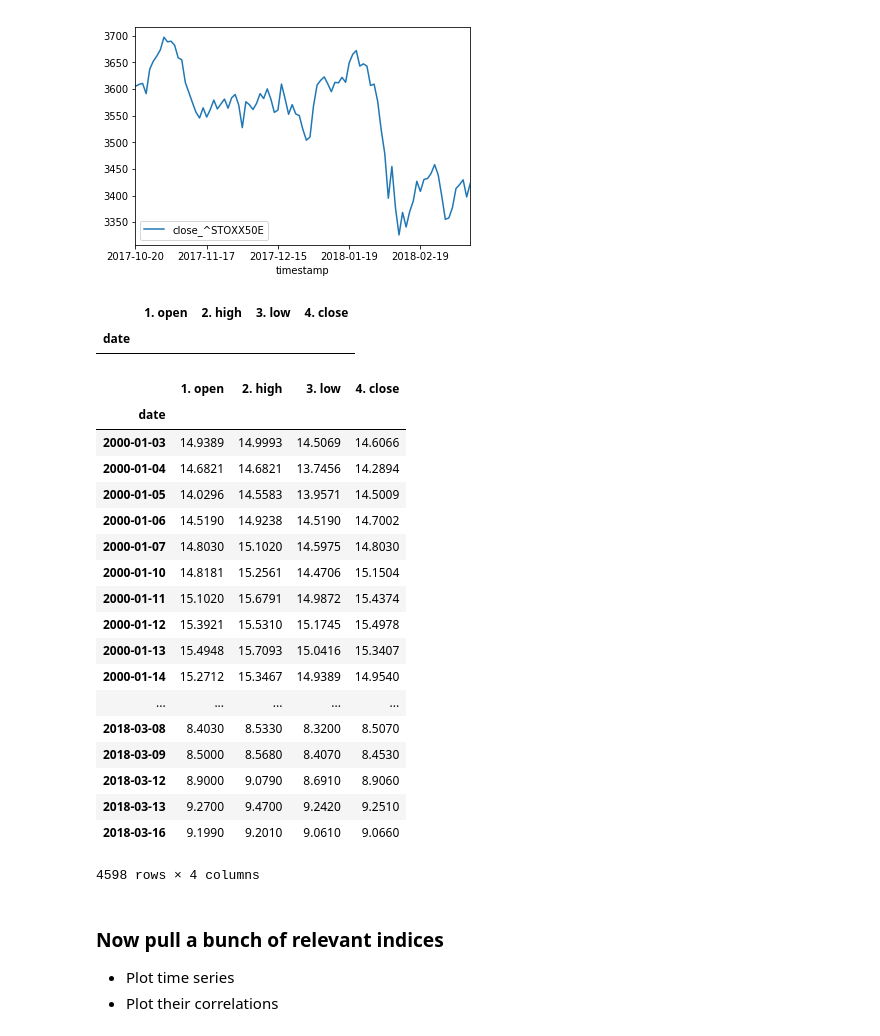
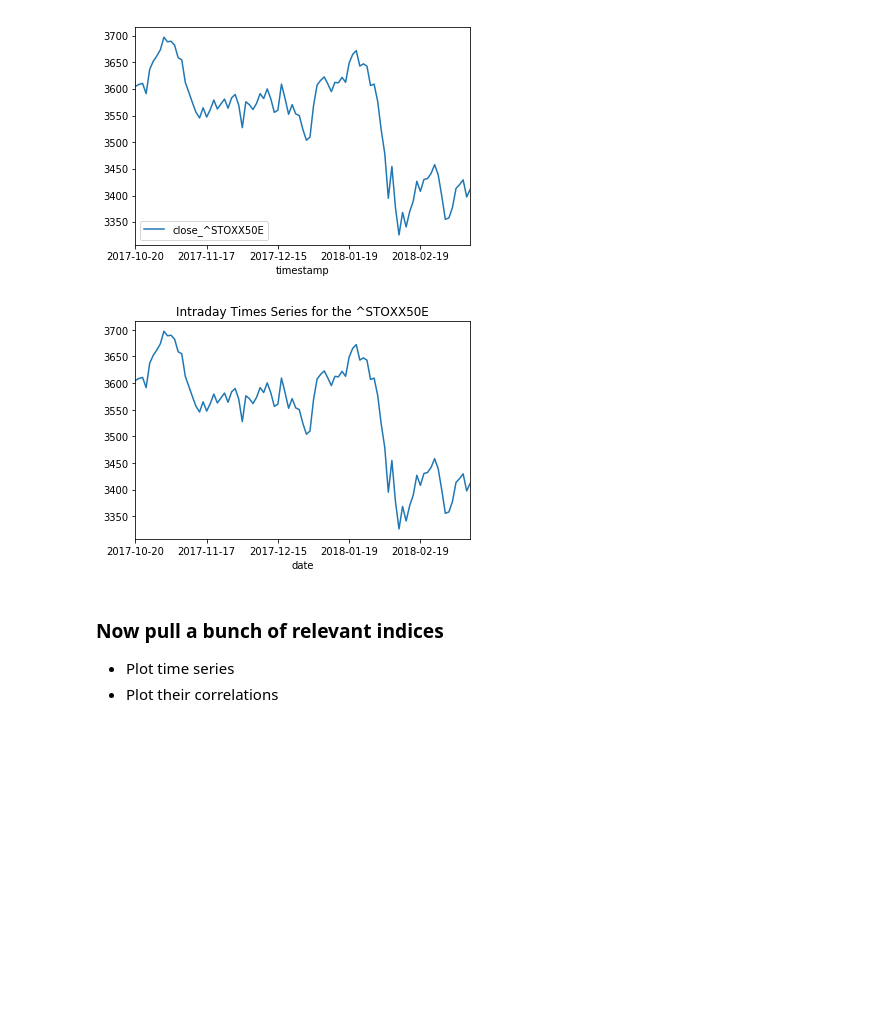
Before and after one commit to chasenberg/financial_analysis, a Jupyter notebook: notebooks/alpha_vantage_testing.ipynb, the cells around one changed output. Drawn from its saved outputs; the diff is of its cells as text; code cells hidden in the pictures; blank space fills up the shorter version.

```diff
--- a/notebooks/alpha_vantage_testing.ipynb
+++ b/notebooks/alpha_vantage_testing.ipynb
@@ -48,39 +48,14 @@ import matplotlib.pyplot as plt
 ts = TimeSeries(key=api_key, output_format='pandas')
 data, meta_data = ts.get_daily(symbol=symbol, outputsize='compact')
 # %%
-test = test.drop(test.columns[4], axis=1)
-#test = data.drop(data.loc[(data==0).any(axis=1)].index)
+test = data.drop(data.columns[4], axis=1)
+test = test.drop(test.loc[(test==0).any(axis=1)].index)
-# %%
-test
-# %% [output]
-|  | 1. open | 2. high | 3. low | 4. close |
-| date |  |  |  |  |
 # %%
 test['4. close'].plot()
-plt.title('Intraday Times Series for the MSFT stock (1 min)')
+plt.title('Intraday Times Series for the '+ symbol)
 plt.show()
+# %% [output]
+[figure, added]
-# %%
-test.drop(test.columns[4], axis=1)
-# %% [output]
-|  | 1. open | 2. high | 3. low | 4. close |
-| date |  |  |  |  |
-| 2000-01-03 | 14.9389 | 14.9993 | 14.5069 | 14.6066 |
-| 2000-01-04 | 14.6821 | 14.6821 | 13.7456 | 14.2894 |
-| 2000-01-05 | 14.0296 | 14.5583 | 13.9571 | 14.5009 |
-| 2000-01-06 | 14.5190 | 14.9238 | 14.5190 | 14.7002 |
-| 2000-01-07 | 14.8030 | 15.1020 | 14.5975 | 14.8030 |
-| 2000-01-10 | 14.8181 | 15.2561 | 14.4706 | 15.1504 |
-| 2000-01-11 | 15.1020 | 15.6791 | 14.9872 | 15.4374 |
-| 2000-01-12 | 15.3921 | 15.5310 | 15.1745 | 15.4978 |
-| 2000-01-13 | 15.4948 | 15.7093 | 15.0416 | 15.3407 |
-| 2000-01-14 | 15.2712 | 15.3467 | 14.9389 | 14.9540 |
-| ... | ... | ... | ... | ... |
-| 2018-03-08 | 8.4030 | 8.5330 | 8.3200 | 8.5070 |
-| 2018-03-09 | 8.5000 | 8.5680 | 8.4070 | 8.4530 |
-| 2018-03-12 | 8.9000 | 9.0790 | 8.6910 | 8.9060 |
-| 2018-03-13 | 9.2700 | 9.4700 | 9.2420 | 9.2510 |
-| 2018-03-16 | 9.1990 | 9.2010 | 9.0610 | 9.0660 |
-4598 rows × 4 columns
 # %% [markdown]
 ### Now pull a bunch of relevant indices
 
```
Also changed, not shown: parts of 22 cells of this notebook.
